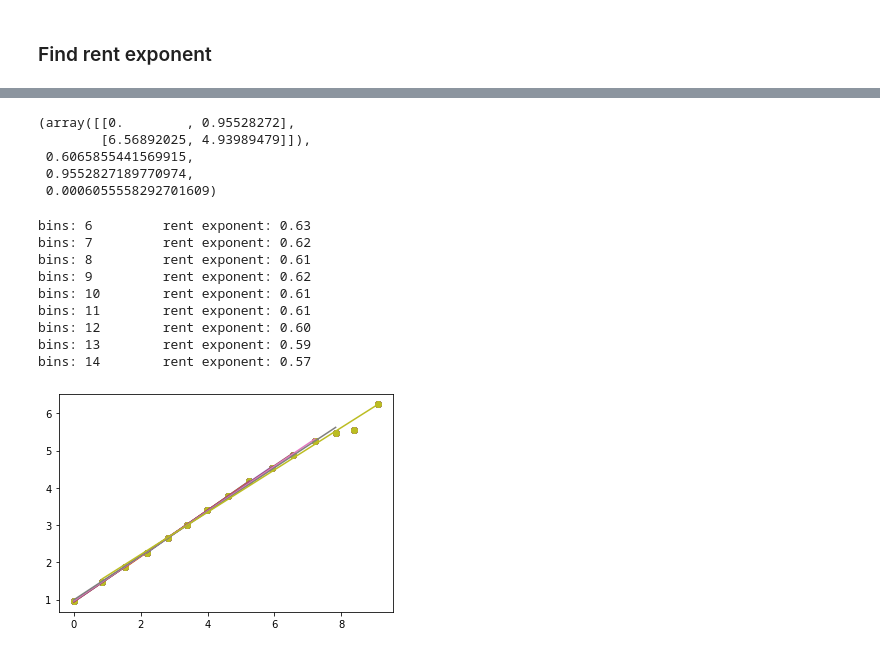
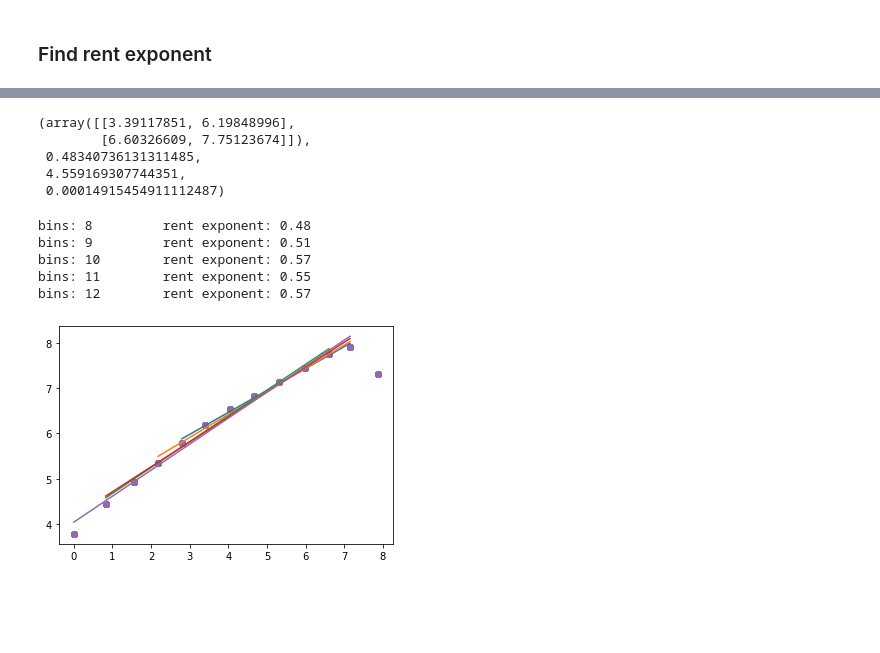
Before and after one commit to MariekeLouage/Visualize_rent, a Jupyter notebook: Visualise rent data.ipynb, the cells around one changed output, grey strips where cells are left out. Saved outputs shown, nothing was run; the diff lists cells and outputs as text; code cells hidden in the pictures; blank space fills up the shorter version.

```diff
--- a/Visualise rent data.ipynb
+++ b/Visualise rent data.ipynb
@@ -10,4 +12,5 @@ rent_path = os.path.join(folder,filename)
 # %%
+rent_path = fc.value
 with open(rent_path, "rb") as fp:   # Unpickling
     rent_data = pickle.load(fp)
 # %%
@@ -39,7 +40,7 @@ pins = np.array(rent_data_flat)[:,1]
 # %% [markdown]
 ### bin data
 # %%
-n_bins = 15
+n_bins = 13
 
 max_blocks = max(blocks)
 max_blocks
@@ -70,7 +71,7 @@ bin_means = []
 bin_stds = []
 for data in binned_data:
     blocks_mean = data[:,0].mean()
-    pins_mean = data[:,1].mean()
+    pins_mean = np.median(data[:,1])
     bin_means.append([blocks_mean, pins_mean])
     bin_stds.append(data[:,1].std())
 bin_means = np.array(bin_means)
@@ -176,32 +177,28 @@ array([1.5472929524793767e-08, 3.660469701837697e-06,
 # %%
 ##find best number of bins (to ommit rents first and second 'gebied' )
-best_n_bins = 11 ## find this automatically ## find minimum and ... (? nog bedenken hoe juist)
+best_n_bins = 6 ## find this automatically ## find minimum and ... (? nog bedenken hoe juist)
 selected_bins = error_per_n_bins[:,1][error_per_n_bins[:, 0] == best_n_bins][0]
 
 trend_line(selected_bins)
 # %% [output]
-(array([[0.        , 0.95528272],
-        [6.56892025, 4.93989479]]),
- 0.6065855441569915,
- 0.9552827189770974,
- 0.0006055558292701609)
+(array([[3.39117851, 6.19848996],
+        [6.60326609, 7.75123674]]),
+ 0.48340736131311485,
+ 4.559169307744351,
+ 0.00014915454911112487)
 # %%
-for selected_n_bins in range(6, 15):
+for selected_n_bins in range(8, n_bins):
     selected_bins = error_per_n_bins[:,1][error_per_n_bins[:, 0] == selected_n_bins][0]
     line, slope, offset, error = trend_line(selected_bins)
     print('bins:', selected_n_bins, '\trent exponent:', '{:.2f}'.format(slope))
     # plt.vlines(log_bin_means[:,0], log_bin_means[:,1]-log_bin_stds, log_bin_means[:,1]+log_bin_stds, colors='pink')
     plt.scatter(log_bin_means[:,0], log_bin_means[:,1])
 
     plt.plot(line[:,0], line[:,1])
 # %% [output]
-bins: 6         rent exponent: 0.63
-bins: 7         rent exponent: 0.62
-bins: 8         rent exponent: 0.61
-bins: 9         rent exponent: 0.62
-bins: 10        rent exponent: 0.61
-bins: 11        rent exponent: 0.61
-bins: 12        rent exponent: 0.60
-bins: 13        rent exponent: 0.59
-bins: 14        rent exponent: 0.57
+bins: 8         rent exponent: 0.48
+bins: 9         rent exponent: 0.51
+bins: 10        rent exponent: 0.57
+bins: 11        rent exponent: 0.55
+bins: 12        rent exponent: 0.57
-[figure, old version]
+[figure, new version]
```
Also changed, not shown: parts of 19 cells of this notebook, 7 other files.
